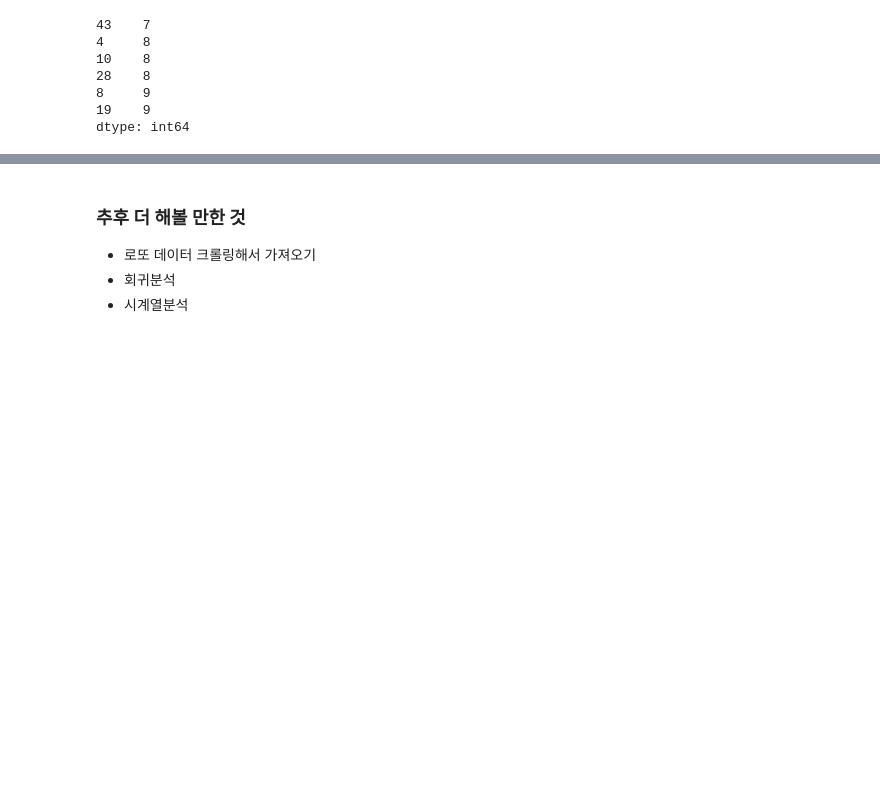
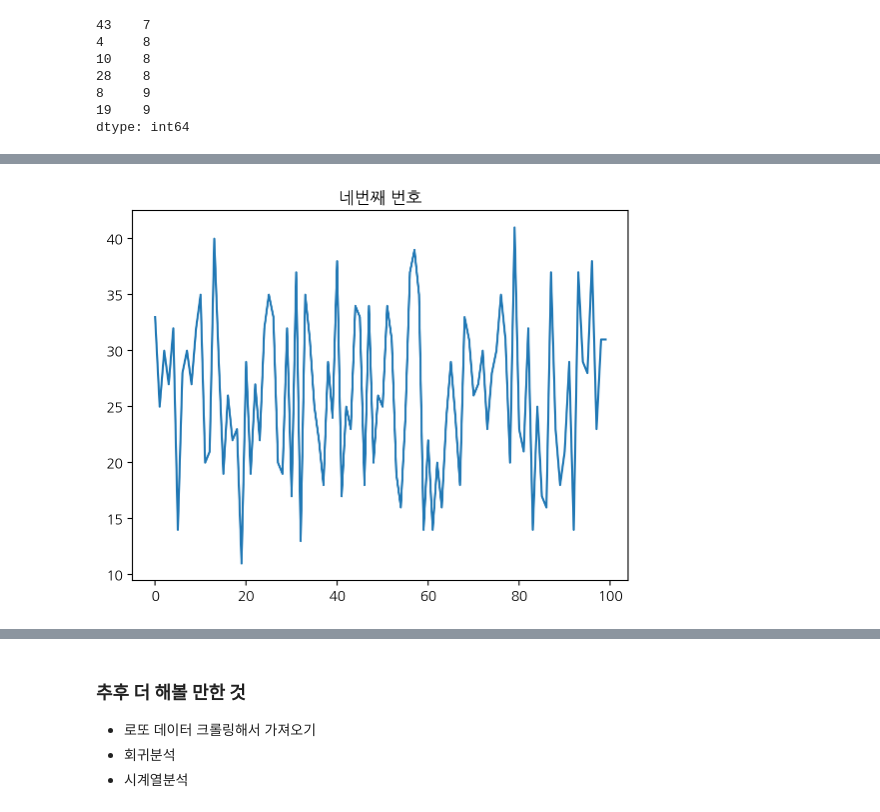
Before and after one commit to JiYoungGoGo/Data-project, a Jupyter notebook: Lotto_analysis/Lotto_시각화.ipynb, the cells around one changed output, grey strips where cells are left out. Cells and saved outputs as stored; diff of their text form; code cells hidden in the pictures; blank space fills up the shorter version.

```diff
--- a/Lotto_analysis/Lotto_시각화.ipynb
+++ b/Lotto_analysis/Lotto_시각화.ipynb
@@ -245,0 +268,4 @@ dtype: int64
+# %%
+lotto["d"].head(100).plot().set_title("네번째 번호");
+# %% [output]
+[figure, added]
```
Also changed, not shown: parts of 9 cells of this notebook.
